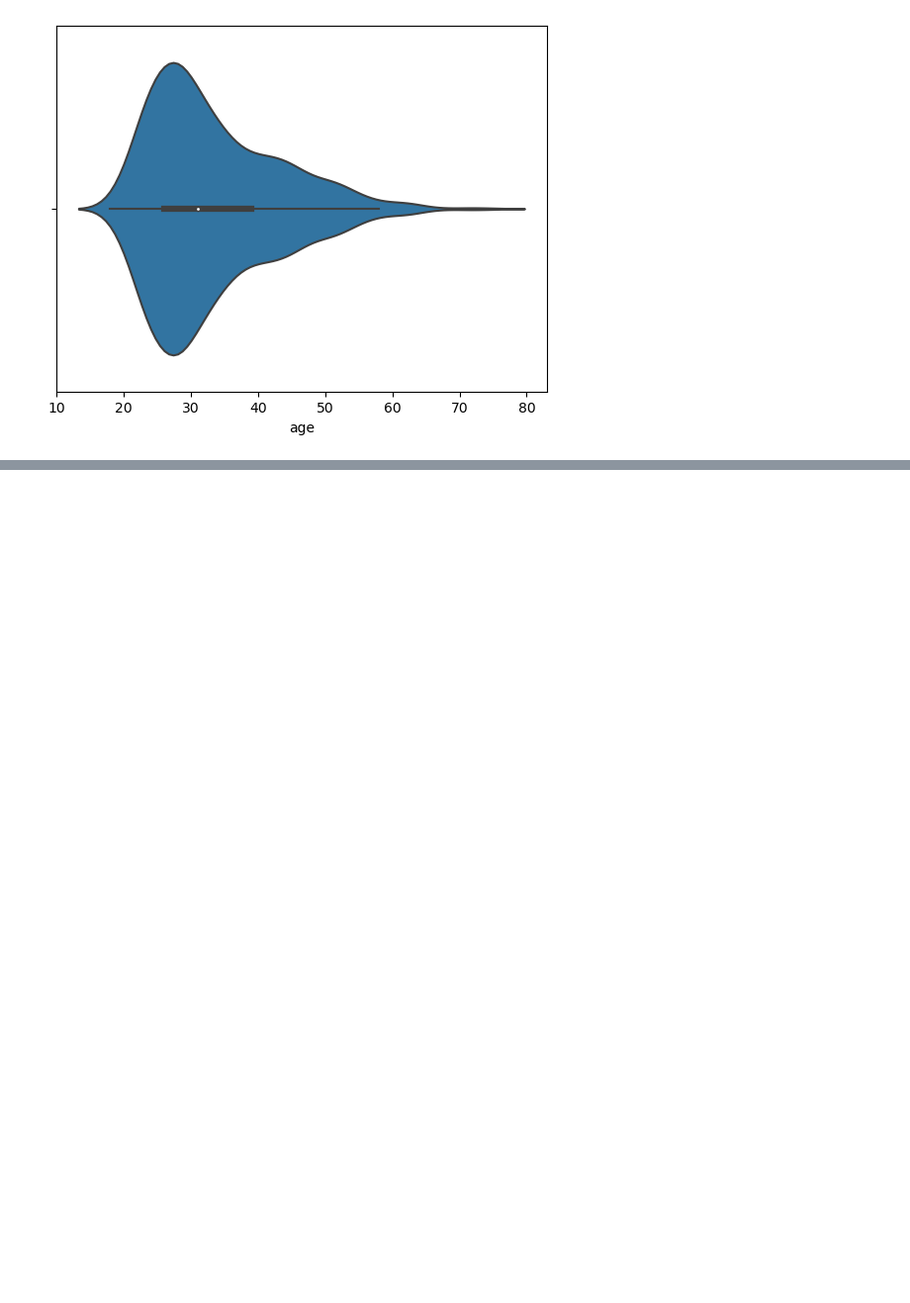
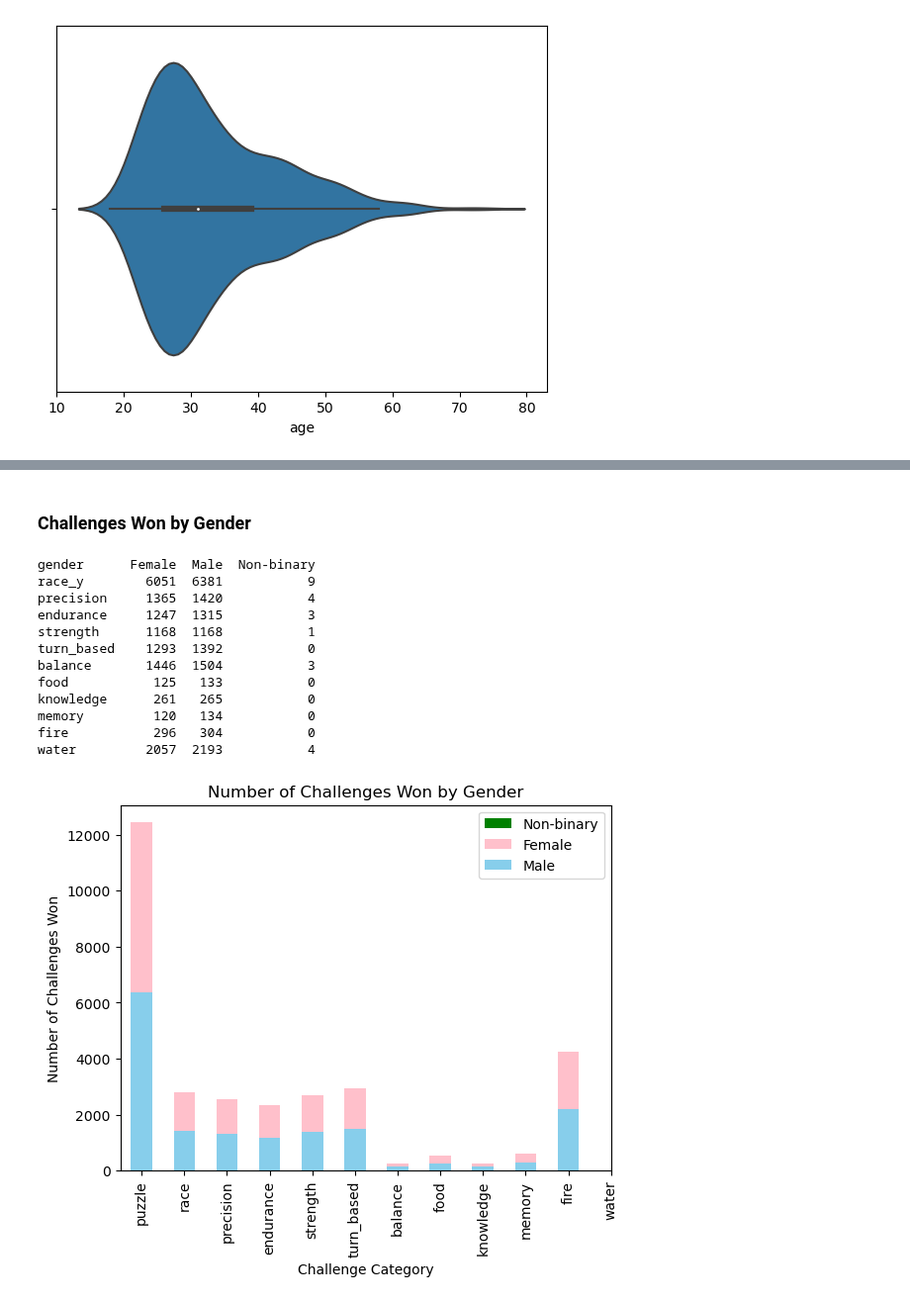
Before and after one commit to DotSumWedge/SurvivorAnalysis, a Jupyter notebook: SurvivorNB.ipynb, the cells around one changed output, grey strips where cells are left out. Shown at 99% size. Saved outputs shown, nothing was run; the diff lists cells and outputs as text; code cells hidden in the pictures; blank space fills up the shorter version.

Commit message:
Add descriptions to SurvivorNB

```diff
--- a/SurvivorNB.ipynb
+++ b/SurvivorNB.ipynb
@@ -341,0 +411,53 @@ dtype: int64
+# %% [markdown]
+### Challenges Won by Gender
+# %%
+# Remove the last 2 characters of challange_id so it can be used a primary key
+dataframes['challenge_description.csv']['challenge_id'] = dataframes['challenge_description.csv']['challenge_id'].str[:-2]
+
+# Merge challenge_results and castaway_details dataframes on castaway_id
+castaway_results = pd.merge(dataframes['challenge_results.csv'], dataframes['castaway_details.csv'], on='castaway_id')
+
+# Merge challenge_results and challenge_description dataframes on challenge_id
+challenges = pd.merge(castaway_results, dataframes['challenge_description.csv'], on='challenge_id')
+
+# Count the number of challenge categories won grouped by gender
+challenges_counts_grouped = (challenges.set_index('gender').iloc[:, 29:] == True).stack().groupby(level=[0, 1]).sum().unstack(level=0)
+
+print(challenges_counts_grouped)
+
+challenges_counts_grouped = challenges_counts_grouped[['Male', 'Female', 'Non-binary']]
+
+# Create a stacked bar chart
+bar_chart_axes = challenges_counts_grouped.plot.bar(stacked=True, color={'Male': '#87CEEB', 'Female': 'pink', 'Non-binary': 'green'})
+
+# Get the challenge types from challenge_description.csv
+genders = dataframes['challenge_description.csv'].columns[2:]
+
+# Set the xtick labels to the challenge types
+plt.xticks(range(len(genders)), genders, rotation=90)
+
+# Add labels and title
+plt.xlabel('Challenge Category')
+plt.ylabel('Number of Challenges Won')
+plt.title('Number of Challenges Won by Gender')
+
+# Change the order of the legend
+handles, labels = bar_chart_axes.get_legend_handles_labels()
+bar_chart_axes.legend(reversed(handles), reversed(labels))
+
+# Show the plot
+plt.show()
+# %% [output]
+gender      Female  Male  Non-binary
+race_y        6051  6381           9
+precision     1365  1420           4
+endurance     1247  1315           3
+strength      1168  1168           1
+turn_based    1293  1392           0
+balance       1446  1504           3
+food           125   133           0
+knowledge      261   265           0
+memory         120   134           0
+fire           296   304           0
+water         2057  2193           4
+[figure, added]
```
Also changed, not shown: parts of 30 cells of this notebook.
